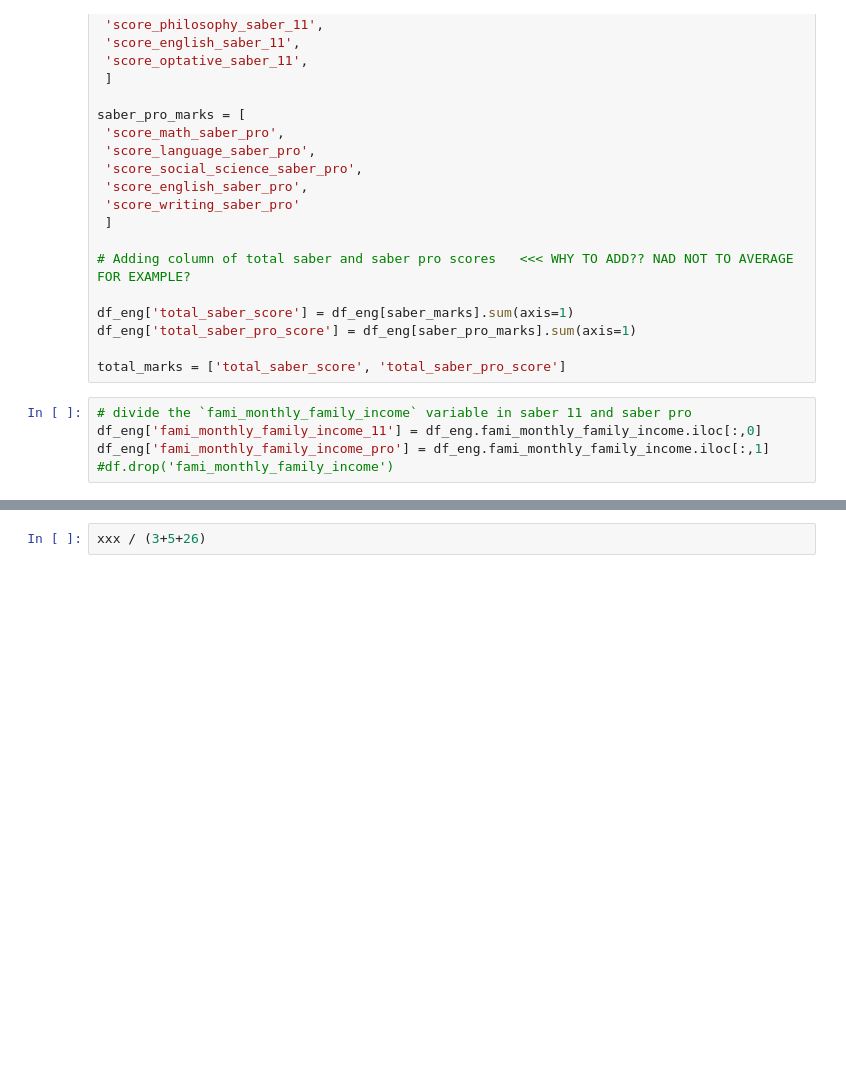
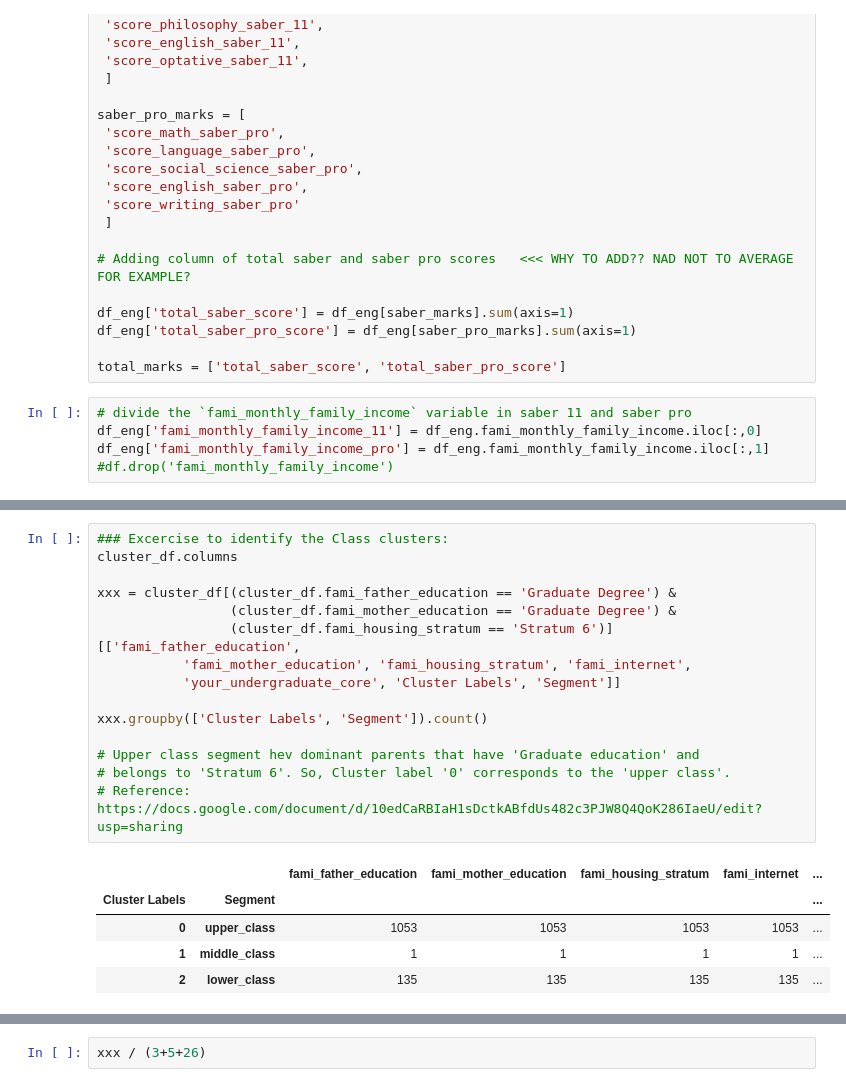
Before and after one commit to OmdenaAI/omdena-colombia-career-recommender-system, a Jupyter notebook: src/tasks/Task1-eda-preprocessing/EDA_Notebook/EDA_insights.ipynb, the cells around one changed output, grey strips where cells are left out. Drawn from its saved outputs; the diff is of its cells as text; blank space fills up the shorter version.

```diff
--- a/src/tasks/Task1-eda-preprocessing/EDA_Notebook/EDA_insights.ipynb
+++ b/src/tasks/Task1-eda-preprocessing/EDA_Notebook/EDA_insights.ipynb
@@ -487,6 +487,27 @@ A value is trying to be set on a copy of a slice from a DataFrame.
 Try using .loc[row_indexer,col_indexer] = value instead
 
 See the caveats in the documentation: https://pandas.pydata.org/pandas-docs/stable/user_guide/indexing.html#returning-a-view-versus-a-copy
+# %%
+### Excercise to identify the Class clusters:
+cluster_df.columns
+
+xxx = cluster_df[(cluster_df.fami_father_education == 'Graduate Degree') &
+                 (cluster_df.fami_mother_education == 'Graduate Degree') &
+                 (cluster_df.fami_housing_stratum == 'Stratum 6')][['fami_father_education',
+           'fami_mother_education', 'fami_housing_stratum', 'fami_internet',
+           'your_undergraduate_core', 'Cluster Labels', 'Segment']]
+
+xxx.groupby(['Cluster Labels', 'Segment']).count()
+
+# Upper class segment hev dominant parents that have 'Graduate education' and
+# belongs to 'Stratum 6'. So, Cluster label '0' corresponds to the 'upper class'.
+# Reference: https://docs.google.com/document/d/10edCaRBIaH1sDctkABfdUs482c3PJW8Q4QoK286IaeU/edit?usp=sharing
+# %% [output]
+|  |  | fami_father_education | fami_mother_education | fami_housing_stratum | fami_internet | ... |
+| Cluster Labels | Segment |  |  |  |  | ... |
+| 0 | upper_class | 1053 | 1053 | 1053 | 1053 | ... |
+| 1 | middle_class | 1 | 1 | 1 | 1 | ... |
+| 2 | lower_class | 135 | 135 | 135 | 135 | ... |
 # %%
 # Plot clusters by Department (State)
 
```
Also changed, not shown: parts of 14 cells of this notebook.
